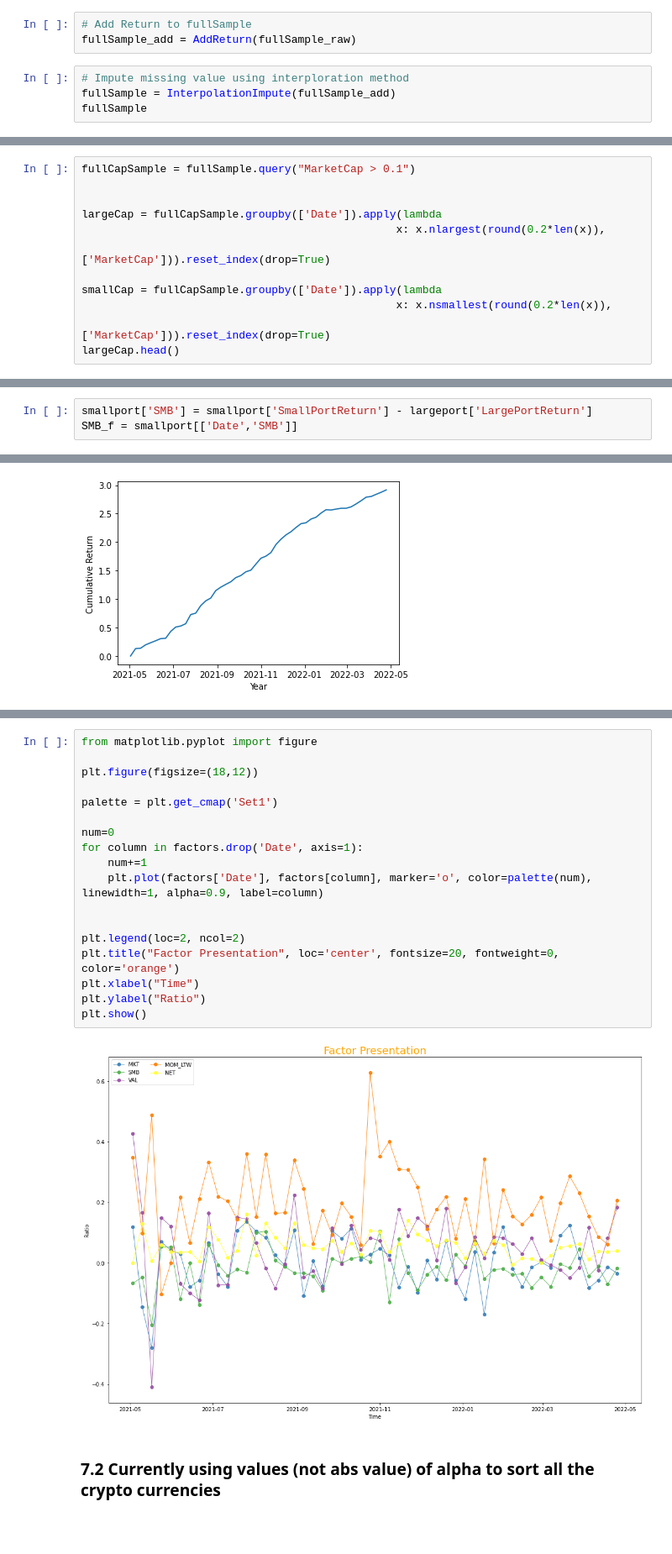
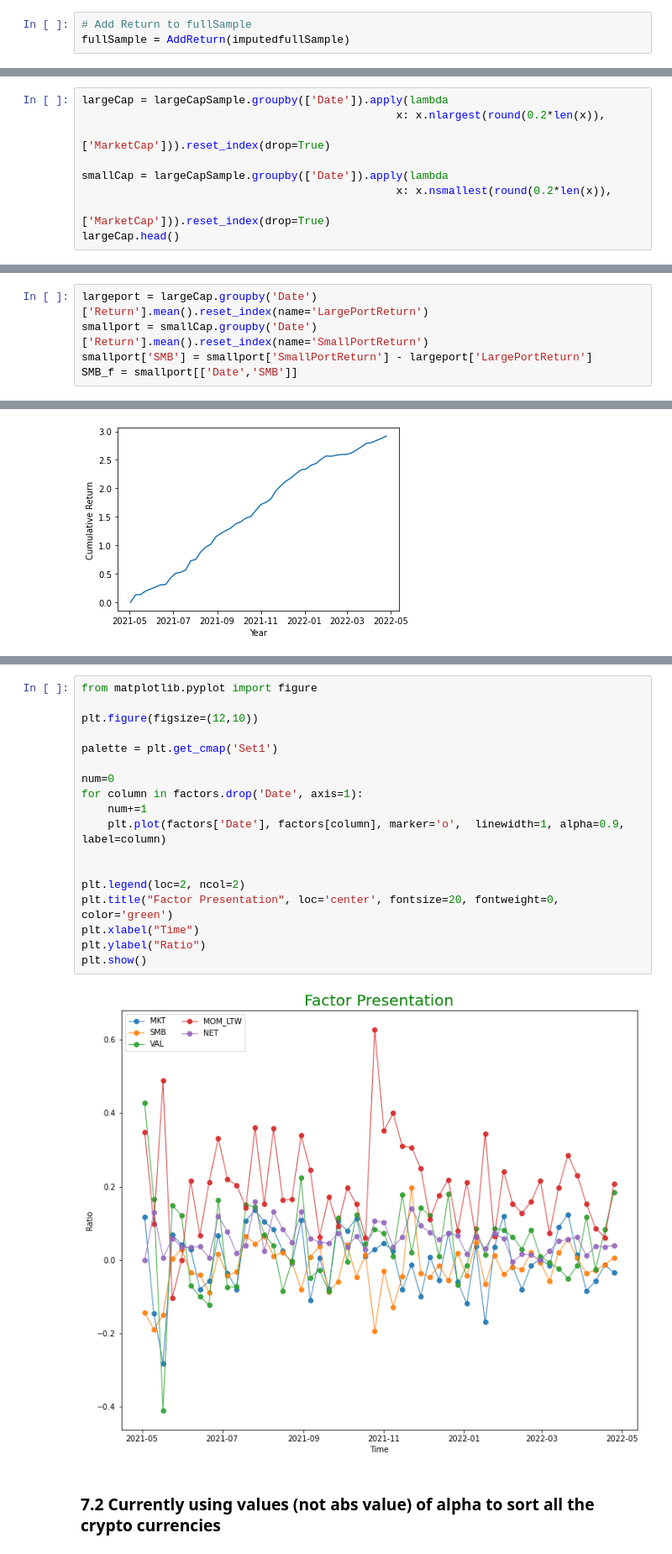
Before and after one commit to PracticumCrypto/C5-Analyzer, a Jupyter notebook: ALL.ipynb, the cells around one changed output, grey strips where cells are left out. Shown at 84% size. Drawn from its saved outputs; the diff is of its cells as text; blank space fills up the shorter version.

Commit message:
modified regression, imputation, dynamic largecapsamle, smb, mkt factors.

```diff
--- a/ALL.ipynb
+++ b/ALL.ipynb
@@ -286,7 +306,3 @@ Pulling BAT's ActiveAddress
 # %%
 # Add Return to fullSample
-fullSample_add = AddReturn(fullSample_raw)
+fullSample = AddReturn(imputedfullSample)
-# %%
-# Impute missing value using interploration method
-fullSample = InterpolationImpute(fullSample_add)
-fullSample
@@ -493,12 +383,9 @@ R2_score for MKT is  0.91
 # %%
-fullCapSample = fullSample.query("MarketCap > 0.1")
-
-
-largeCap = fullCapSample.groupby(['Date']).apply(lambda
+largeCap = largeCapSample.groupby(['Date']).apply(lambda
                                                 x: x.nlargest(round(0.2*len(x)),
                                                               ['MarketCap'])).reset_index(drop=True)
 
-smallCap = fullCapSample.groupby(['Date']).apply(lambda
+smallCap = largeCapSample.groupby(['Date']).apply(lambda
                                                 x: x.nsmallest(round(0.2*len(x)),
                                                               ['MarketCap'])).reset_index(drop=True)
 largeCap.head()
@@ -564,4 +402,6 @@ smallport['SmallPortReturn'] = temp['TotalMarketReturn']/ smallport['TotalMarket
 # %%
+largeport = largeCap.groupby('Date')['Return'].mean().reset_index(name='LargePortReturn')
+smallport = smallCap.groupby('Date')['Return'].mean().reset_index(name='SmallPortReturn')
 smallport['SMB'] = smallport['SmallPortReturn'] - largeport['LargePortReturn']
 SMB_f = smallport[['Date','SMB']]
 # %%
@@ -1237,23 +1044,23 @@ factors
 # %%
 from matplotlib.pyplot import figure
 
-plt.figure(figsize=(18,12))
+plt.figure(figsize=(12,10))
 
 palette = plt.get_cmap('Set1')
 
 num=0
 for column in factors.drop('Date', axis=1):
     num+=1
-    plt.plot(factors['Date'], factors[column], marker='o', color=palette(num), linewidth=1, alpha=0.9, label=column)
+    plt.plot(factors['Date'], factors[column], marker='o',  linewidth=1, alpha=0.9, label=column)
 
 
 plt.legend(loc=2, ncol=2)
-plt.title("Factor Presentation", loc='center', fontsize=20, fontweight=0, color='orange')
+plt.title("Factor Presentation", loc='center', fontsize=20, fontweight=0, color='green')
 plt.xlabel("Time")
 plt.ylabel("Ratio")
 plt.show()
 # %% [output]
-[figure, old version]
+[figure, new version]
 # %% [markdown]
 ### 7.2 Currently using values (not abs value) of alpha to sort all the crypto currencies
 # %%
```
Also changed, not shown: parts of 67 cells of this notebook.
